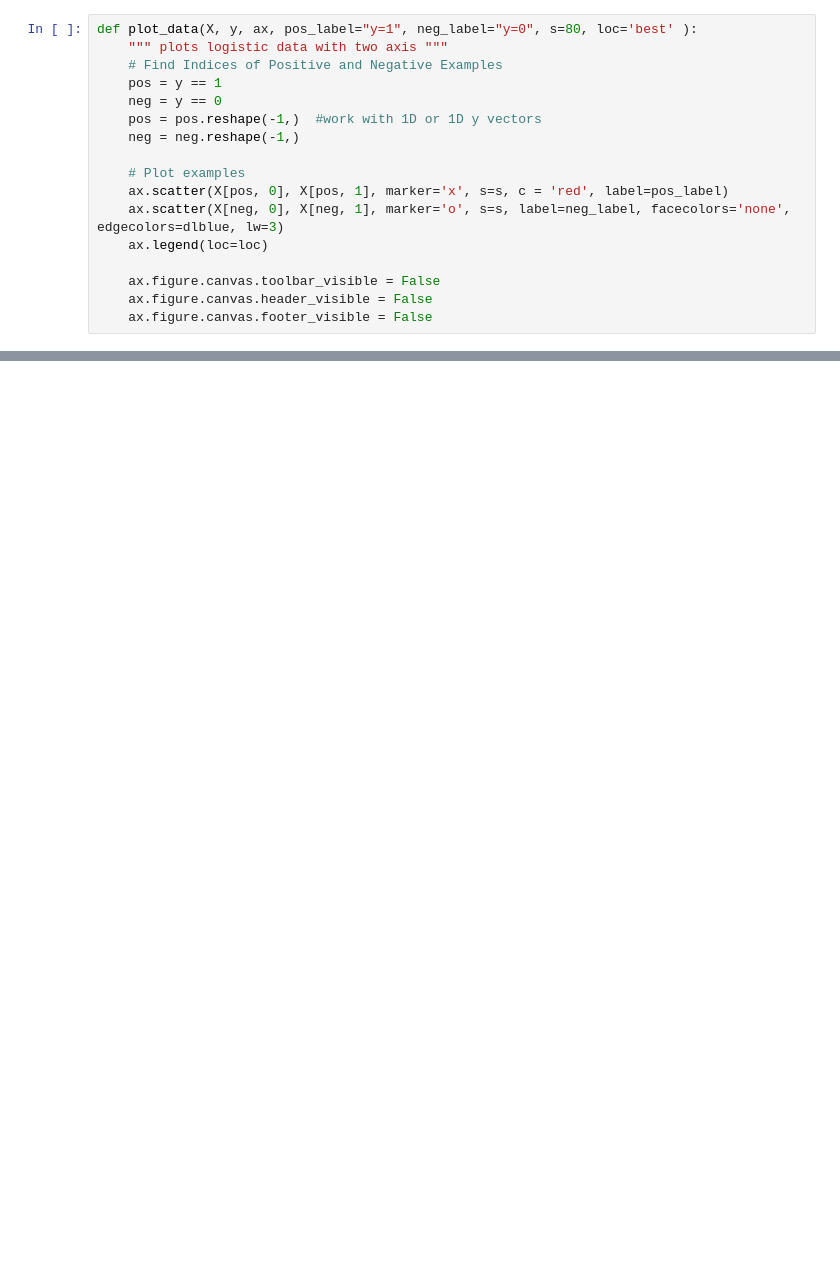
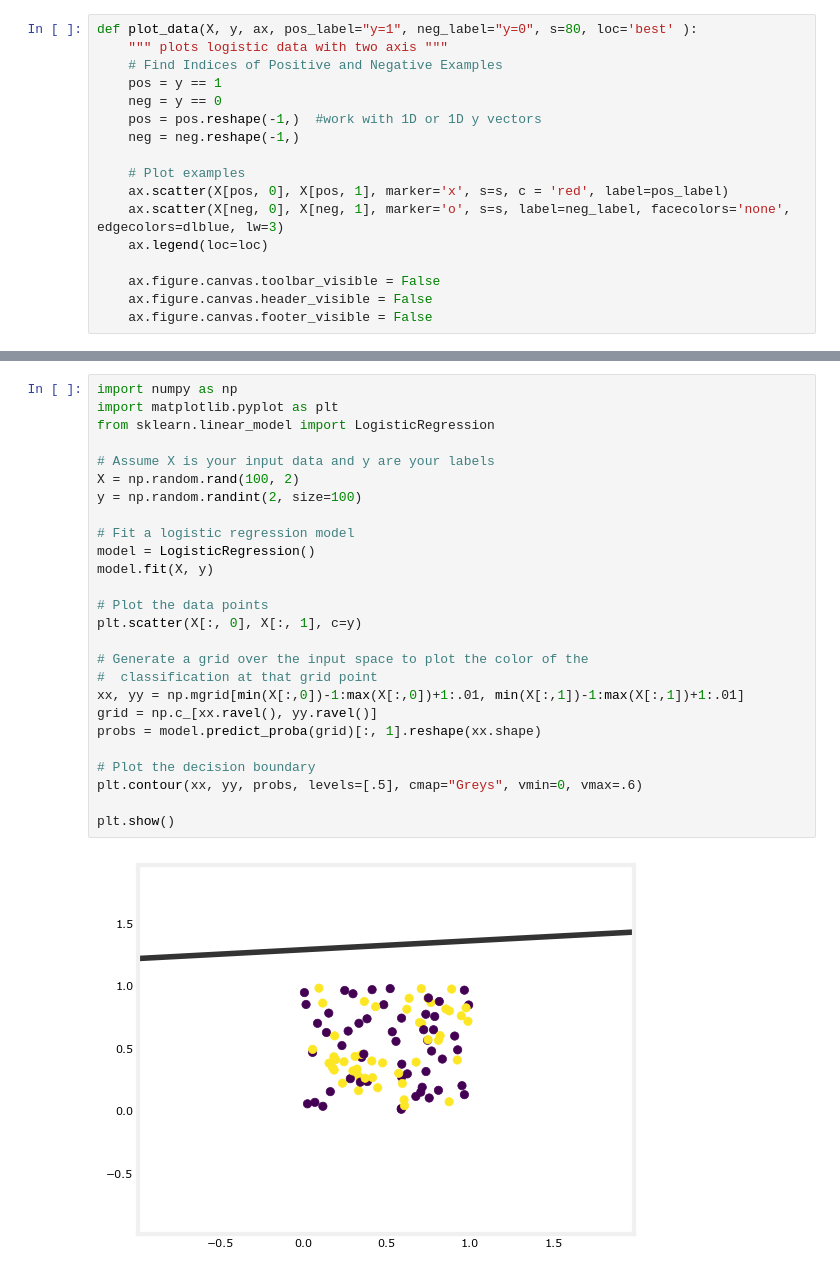
Before and after one commit to Greyjacket/ML, a Jupyter notebook: BC/bc.ipynb, the cells around one changed output, grey strips where cells are left out. Cells and saved outputs as stored; diff of their text form; blank space fills up the shorter version.

Commit message:
model created

```diff
--- a/BC/bc.ipynb
+++ b/BC/bc.ipynb
@@ -137,0 +211,28 @@ plt.show()
+# %%
+import numpy as np
+import matplotlib.pyplot as plt
+from sklearn.linear_model import LogisticRegression
+
+# Assume X is your input data and y are your labels
+X = np.random.rand(100, 2)
+y = np.random.randint(2, size=100)
+
+# Fit a logistic regression model
+model = LogisticRegression()
+model.fit(X, y)
+
+# Plot the data points
+plt.scatter(X[:, 0], X[:, 1], c=y)
+
+# Generate a grid over the input space to plot the color of the
+#  classification at that grid point
+xx, yy = np.mgrid[min(X[:,0])-1:max(X[:,0])+1:.01, min(X[:,1])-1:max(X[:,1])+1:.01]
+grid = np.c_[xx.ravel(), yy.ravel()]
+probs = model.predict_proba(grid)[:, 1].reshape(xx.shape)
+
+# Plot the decision boundary
+plt.contour(xx, yy, probs, levels=[.5], cmap="Greys", vmin=0, vmax=.6)
+
+plt.show()
+# %% [output]
+[figure, added]
```
Also changed, not shown: parts of 7 cells of this notebook.
